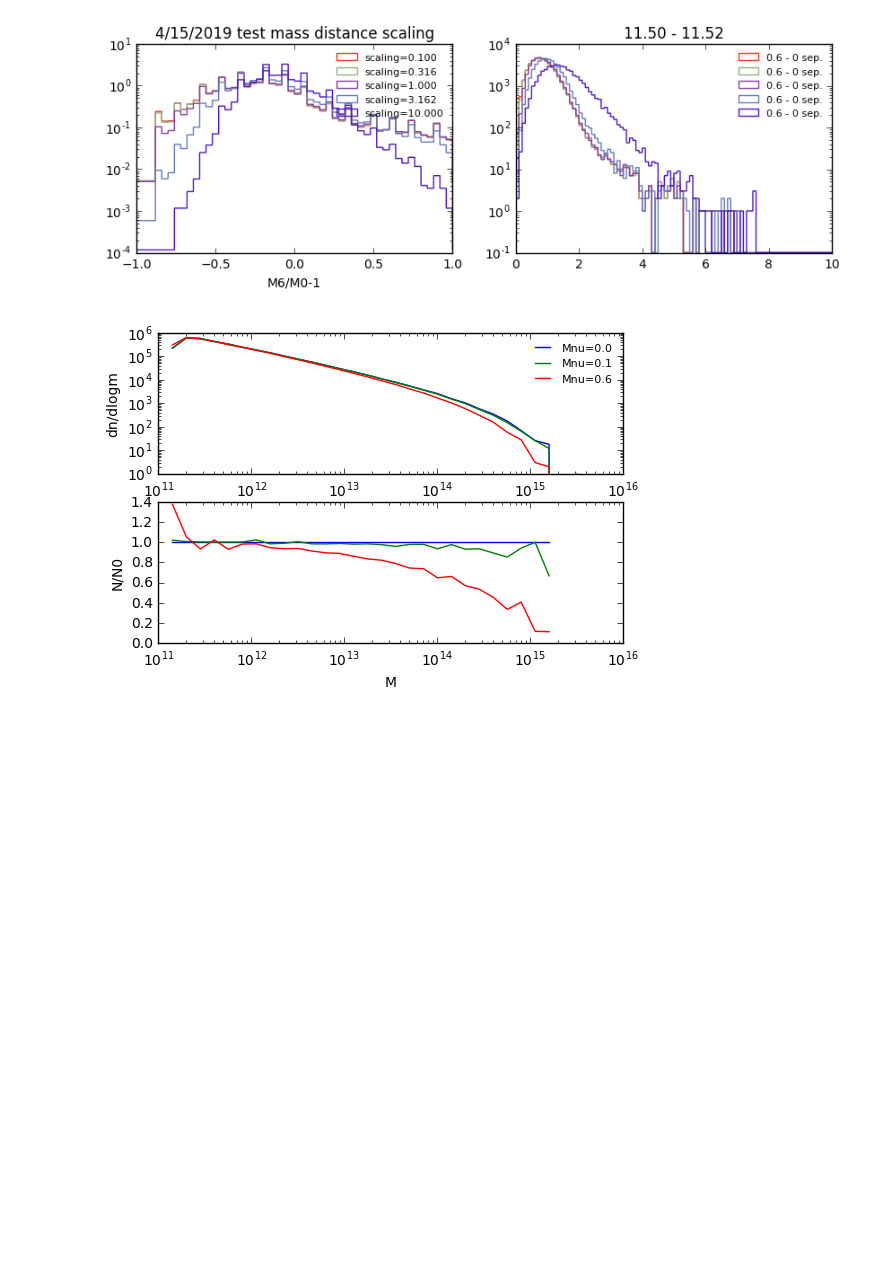
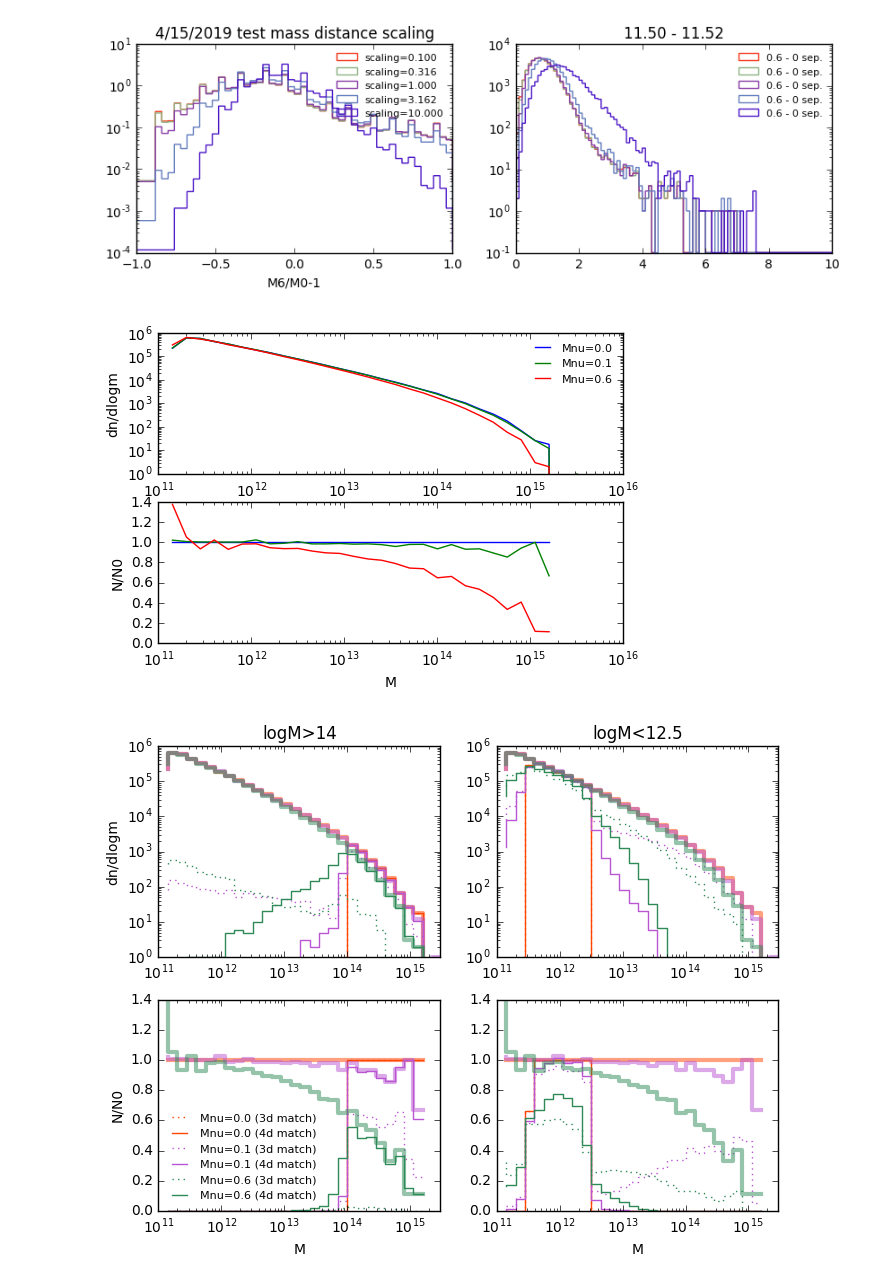
Before and after one commit to liuxx479/NUassemblybias, a Jupyter notebook: AB.ipynb, the cells around one changed output. Saved outputs shown, nothing was run; the diff lists cells and outputs as text; code cells hidden in the pictures; blank space fills up the shorter version.

Commit message:
3d vs 4d matches plot

```diff
--- a/AB.ipynb
+++ b/AB.ipynb
@@ -535,7 +534,7 @@ tree built (2714310,)
 done tree query (42909,) (42211,)
 [figure]
 # %%
-ibins=bins=logspace(11, 15.5, 31)
+ibins=logspace(11, 15.5, 31)
 hist_arr = [histogram(imvir, bins=ibins)[0]
             for imvir in [Mvir0, Mvir1, Mvir6]]
 
@@ -553,3 +552,79 @@ ax2.set_ylabel('N/N0')
 show()
 # %% [output]
 [figure]
+# %%
+# idxcut=where(Mvir0>10**11.5)[0]
+# pos0=array([x0,y0,z0]).T[idxcut]
+# d06,idx_06=tree6.query(pos0)
+# d01,idx_01=tree1.query(pos0)
+
+idxcut14=where(Mvir0[idxcut]>10**14)[0]
+idxcut12=where(Mvir0[idxcut]<10**12.5)[0]
+
+########## plot out the HMF for matched halos
+ibins2=logspace(11, 15.5, 31)
+hist_arr2 = [histogram(imvir[idxcut14], bins=ibins2)[0] for imvir in
+            [Mvir0[idxcut], Mvir1[idx_01], Mvir6[idx_06]]]
+
+hist_arr3 = [histogram(imvir[idxcut14], bins=ibins2)[0] for imvir in
+            [Mvir0[idxcut], Mvir1[idx_m01], Mvir6[idx_m06]]]
+
+hist_arr2b = [histogram(imvir[idxcut12], bins=ibins2)[0] for imvir in
+            [Mvir0[idxcut], Mvir1[idx_01], Mvir6[idx_06]]]
+
+hist_arr3b = [histogram(imvir[idxcut12], bins=ibins2)[0] for imvir in
+            [Mvir0[idxcut], Mvir1[idx_m01], Mvir6[idx_m06]]]
+
+
+f, ((ax1,ax2),(ax3, ax4)) = subplots(2,2,figsize=(8,6))
+for i in range(3):
+    ## original HMF
+    ax1.plot(ibins[1:], hist_arr[i], color=colors[i], lw=3, alpha=0.5,drawstyle='steps')
+    ax3.plot(ibins[1:], hist_arr[i].astype(float)/hist_arr[0],
+             color=colors[i], lw=3, alpha=0.5,drawstyle='steps')
+
+    ## 3d position matched HMF
+    ax1.plot(ibins2[1:], hist_arr2[i],':',color=colors[i],
+             label='Mnu=%.1f (3d match)'%([0,0.1,0.6][i]),drawstyle='steps')
+    ax3.plot(ibins2[1:], hist_arr2[i].astype(float)/hist_arr[0],':',
+             color=colors[i],drawstyle='steps',
+             label='Mnu=%.1f (3d match)'%([0,0.1,0.6][i]))
+
+    ## 4d pos+mass matched HMF
+    ax1.plot(ibins2[1:], hist_arr3[i],'-',color=colors[i],
+            label='Mnu=%.1f (4d match)'%([0,0.1,0.6][i]),drawstyle='steps')
+    ax3.plot(ibins2[1:], hist_arr3[i].astype(float)/hist_arr[0],'-',color=colors[i],
+            label='Mnu=%.1f (4d match)'%([0,0.1,0.6][i]),drawstyle='steps')
+
+    ########## M12
+    ax2.plot(ibins[1:], hist_arr[i], color=colors[i], lw=3, alpha=0.5,drawstyle='steps')
+    ax4.plot(ibins[1:], hist_arr[i].astype(float)/hist_arr[0],
+             color=colors[i], lw=3, alpha=0.5,drawstyle='steps')
+
+    ## 3d position matched HMF
+    ax2.plot(ibins2[1:], hist_arr2b[i],':',color=colors[i],
+             label='Mnu=%.1f (3d match)'%([0,0.1,0.6][i]),drawstyle='steps')
+    ax4.plot(ibins2[1:], hist_arr2b[i].astype(float)/hist_arr[0],':',
+             color=colors[i],drawstyle='steps',
+             label='Mnu=%.1f (3d match)'%([0,0.1,0.6][i]))
+
+    ## 4d pos+mass matched HMF
+    ax2.plot(ibins2[1:], hist_arr3b[i],'-',color=colors[i],
+            label='Mnu=%.1f (4d match)'%([0,0.1,0.6][i]),drawstyle='steps')
+    ax4.plot(ibins2[1:], hist_arr3b[i].astype(float)/hist_arr[0],'-',color=colors[i],
+            label='Mnu=%.1f (4d match)'%([0,0.1,0.6][i]),drawstyle='steps')
+
+ax3.legend(fontsize=8, frameon=0,ncol=1,columnspacing=0.5,loc='lower left')
+ax1.set_xlim(1e11, 3e15);ax2.set_xlim(1e11, 3e15)
+ax3.set_xlim(1e11, 3e15);ax4.set_xlim(1e11, 3e15)
+ax1.set_title('logM>14')
+ax2.set_title('logM<12.5')
+ax1.set_xscale('log');ax2.set_xscale('log')
+ax3.set_xscale('log');ax4.set_xscale('log')
+ax1.set_yscale('log');ax2.set_yscale('log')
+ax3.set_xlabel('M');ax4.set_xlabel('M')
+ax1.set_ylabel('dn/dlogm')
+ax3.set_ylabel('N/N0')
+show()
+# %% [output]
+[figure, added]
```
Also changed, not shown: parts of 5 cells of this notebook.
